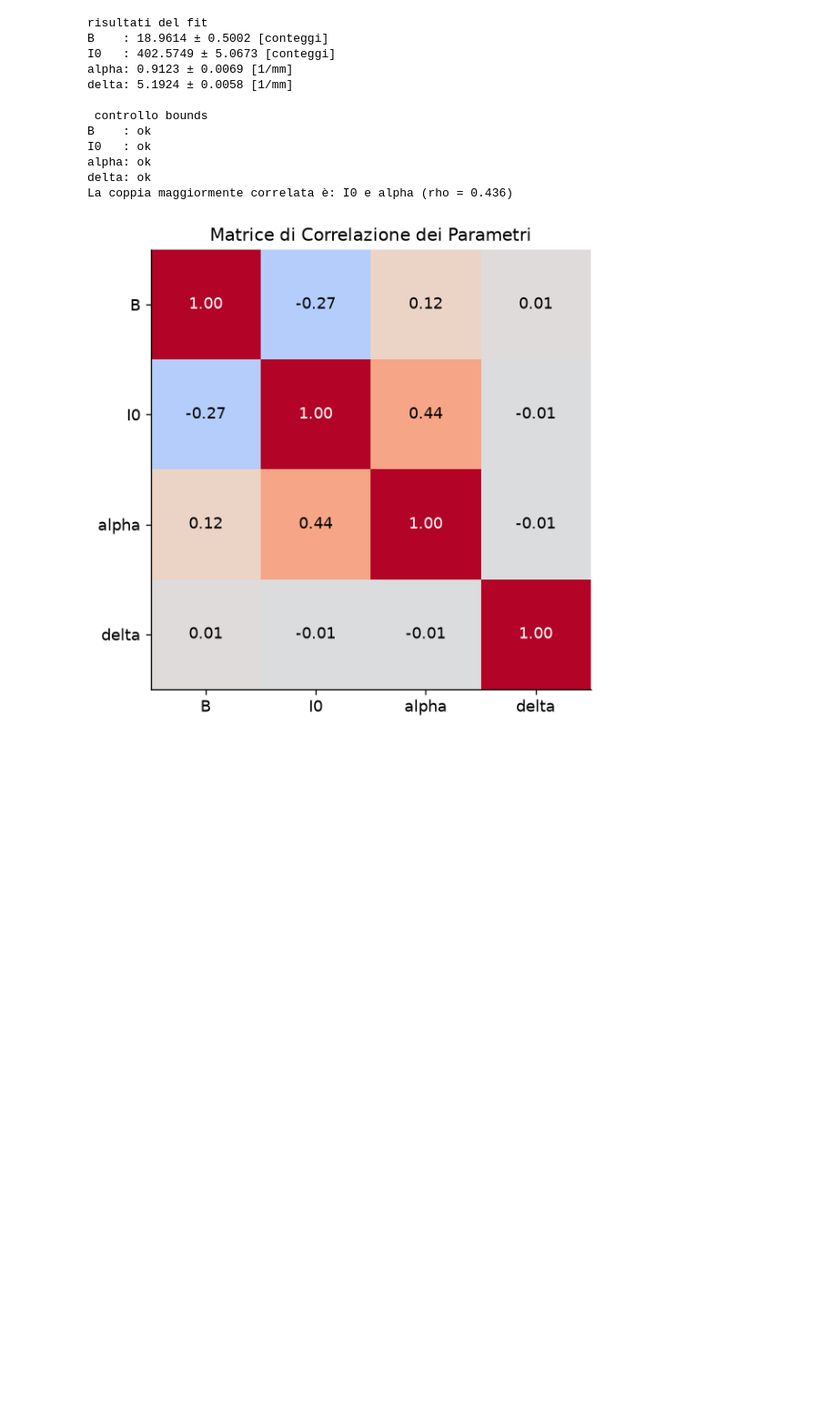
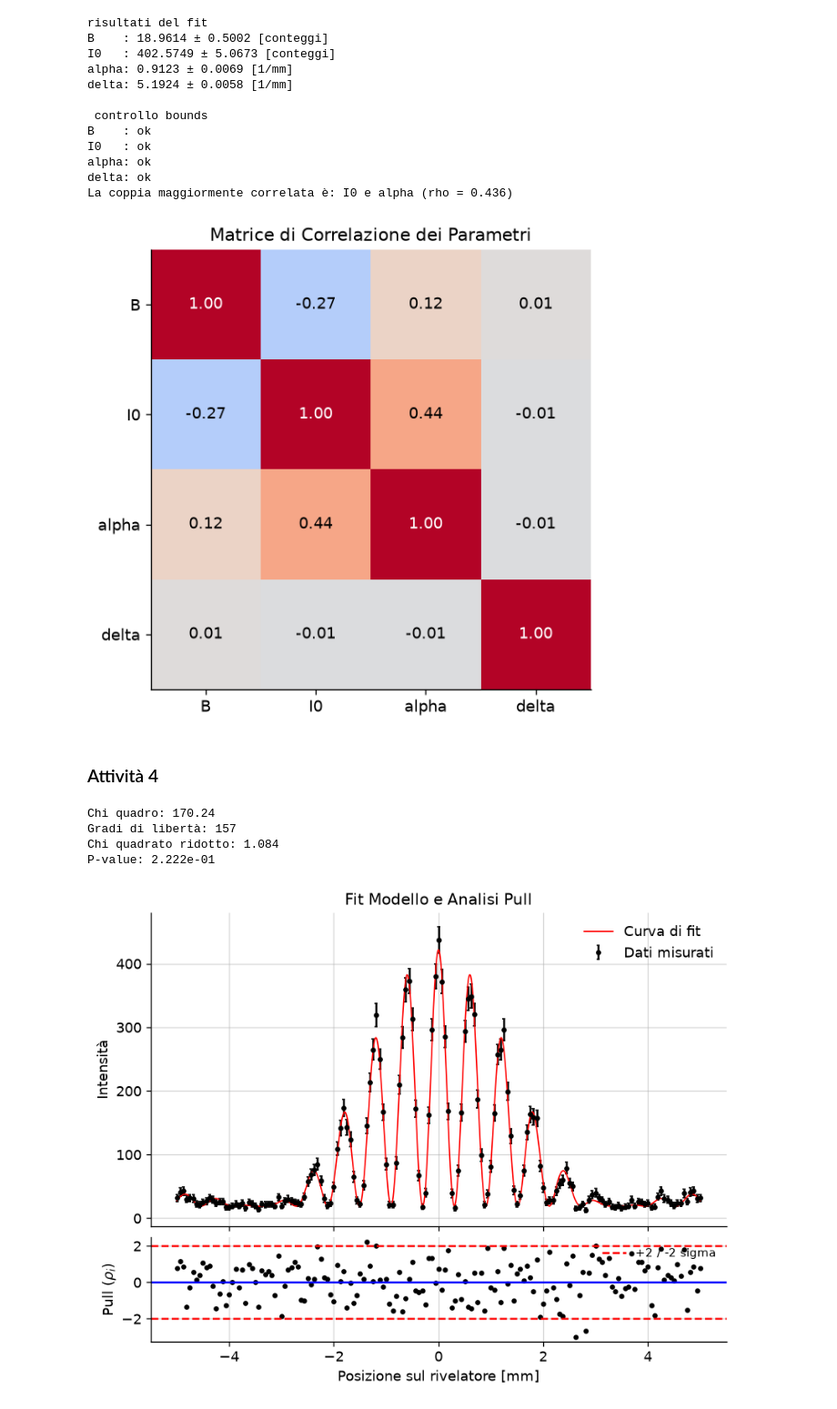
Before and after one commit to LeonardoZara/LabEMO-Romani-Mercanti-Zara, a Jupyter notebook: prova1.ipynb, the cells around one changed output. Shown at 91% size. Saved outputs shown, nothing was run; the diff lists cells and outputs as text; code cells hidden in the pictures; blank space fills up the shorter version.

Commit message:
attività 4

```diff
--- a/prova1.ipynb
+++ b/prova1.ipynb
@@ -256,3 +258,53 @@ alpha: ok
 delta: ok
 La coppia maggiormente correlata è: I0 e alpha (rho = 0.436)
 [figure]
+# %% [markdown]
+### Attività 4
+# %%
+from scipy.stats import chi2
+
+y_fit = modello(x, *popt)
+residui = y - y_fit
+pulls = residui / sigma_y
+chi2_obs = np.sum(pulls**2)
+N = len(x)
+ndf = N - 4
+chi2_rid = chi2_obs / ndf
+p_value = chi2.sf(chi2_obs, ndf)
+
+print(f"Chi quadro: {chi2_obs:.2f}")
+print(f"Gradi di libertà: {ndf}")
+print(f"Chi quadrato ridotto: {chi2_rid:.3f}")
+print(f"P-value: {p_value:.3e}")
+
+fig, (ax1, ax2) = plt.subplots(2, 1, sharex=True, gridspec_kw={'height_ratios': [3, 1]}, figsize=(8, 6))
+ax1.errorbar(x, y, yerr=sigma_y, fmt='.', color='black', label='Dati misurati', capsize=1)
+
+x_denso = np.linspace(np.min(x), np.max(x), 1000)
+y_denso = modello(x_denso, *popt)
+ax1.plot(x_denso, y_denso, 'r-', lw=1, label='Curva di fit', zorder=2)
+
+ax1.set_ylabel('Intensità')
+ax1.set_title('Fit Modello e Analisi Pull')
+ax1.legend()
+ax1.grid(True, alpha=0.5)
+
+ax2.plot(x, pulls, 'ko', markersize=3)
+
+ax2.axhline(0, color='blue', linestyle='-')
+ax2.axhline(2, color='red', linestyle='--', label='+2 / -2 sigma')
+ax2.axhline(-2, color='red', linestyle='--')
+
+ax2.set_xlabel('Posizione sul rivelatore [mm]')
+ax2.set_ylabel('Pull ($\\rho_i$)')
+ax2.legend(loc='upper right', fontsize='small')
+ax2.grid(True, alpha=0.5)
+
+plt.subplots_adjust(hspace=0.05)
+plt.show()
+# %% [output]
+Chi quadro: 170.24
+Gradi di libertà: 157
+Chi quadrato ridotto: 1.084
+P-value: 2.222e-01
+[figure, added]
```
Also changed, not shown: parts of 3 cells of this notebook.
